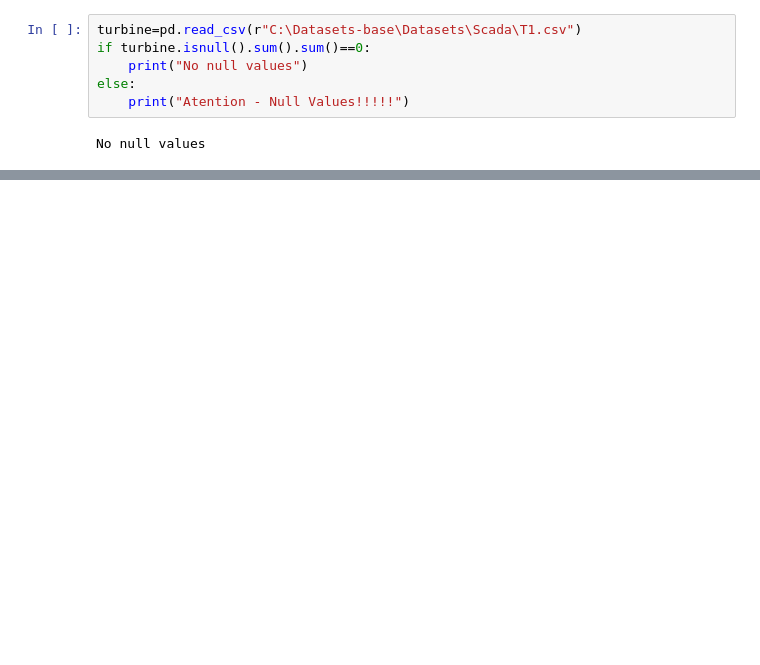
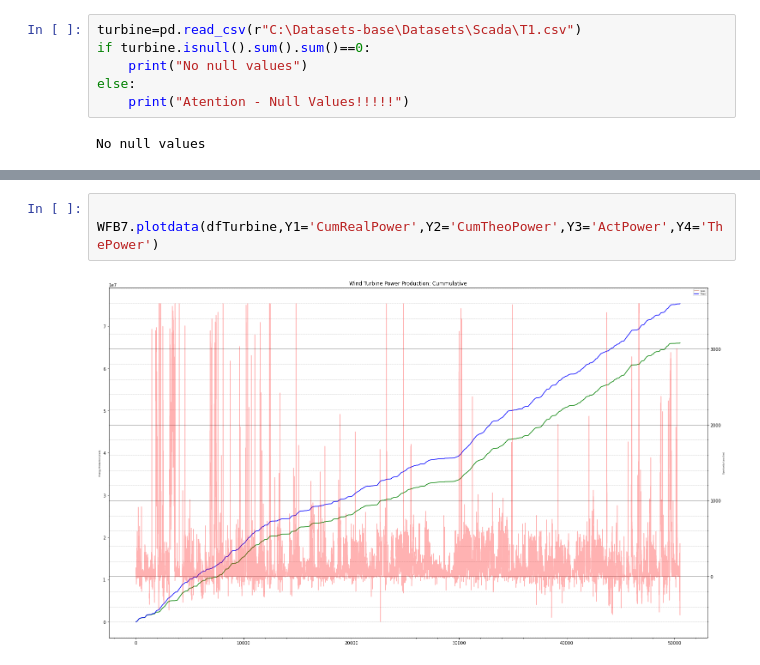
Before and after one commit to Bruno-H-Neves/WindAnalysis, a Jupyter notebook: main.ipynb, the cells around one changed output, grey strips where cells are left out. Cells and saved outputs as stored; diff of their text form; blank space fills up the shorter version.

```diff
--- a/main.ipynb
+++ b/main.ipynb
@@ -40,0 +66,5 @@ dfTurbine["DirWin"]=dfTurbine.MeanWinDr.apply(WFB7.find_direction)
+# %%
+
+WFB7.plotdata(dfTurbine,Y1='CumRealPower',Y2='CumTheoPower',Y3='ActPower',Y4='ThePower')
+# %% [output]
+[figure, added]
```
Also changed, not shown: parts of 20 cells of this notebook.
